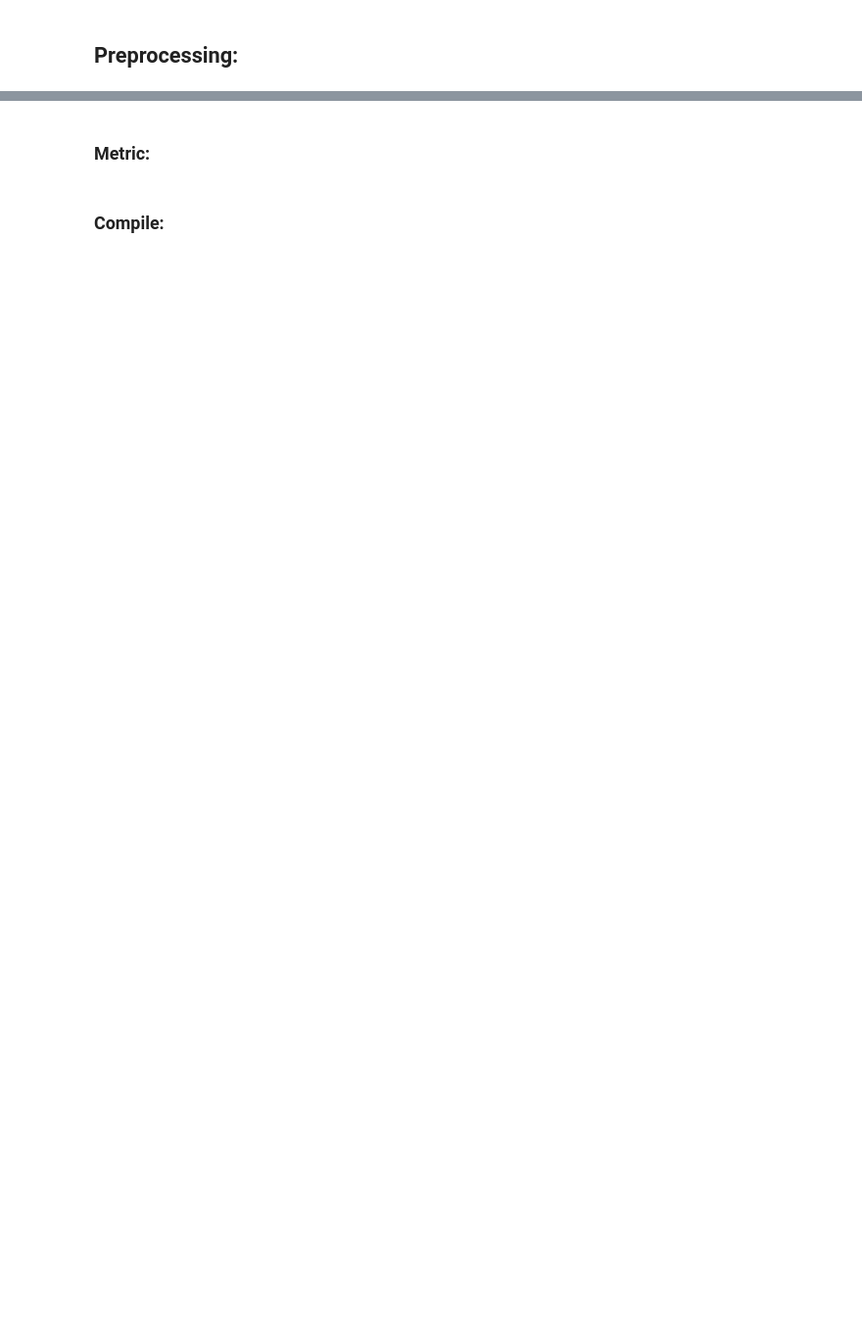
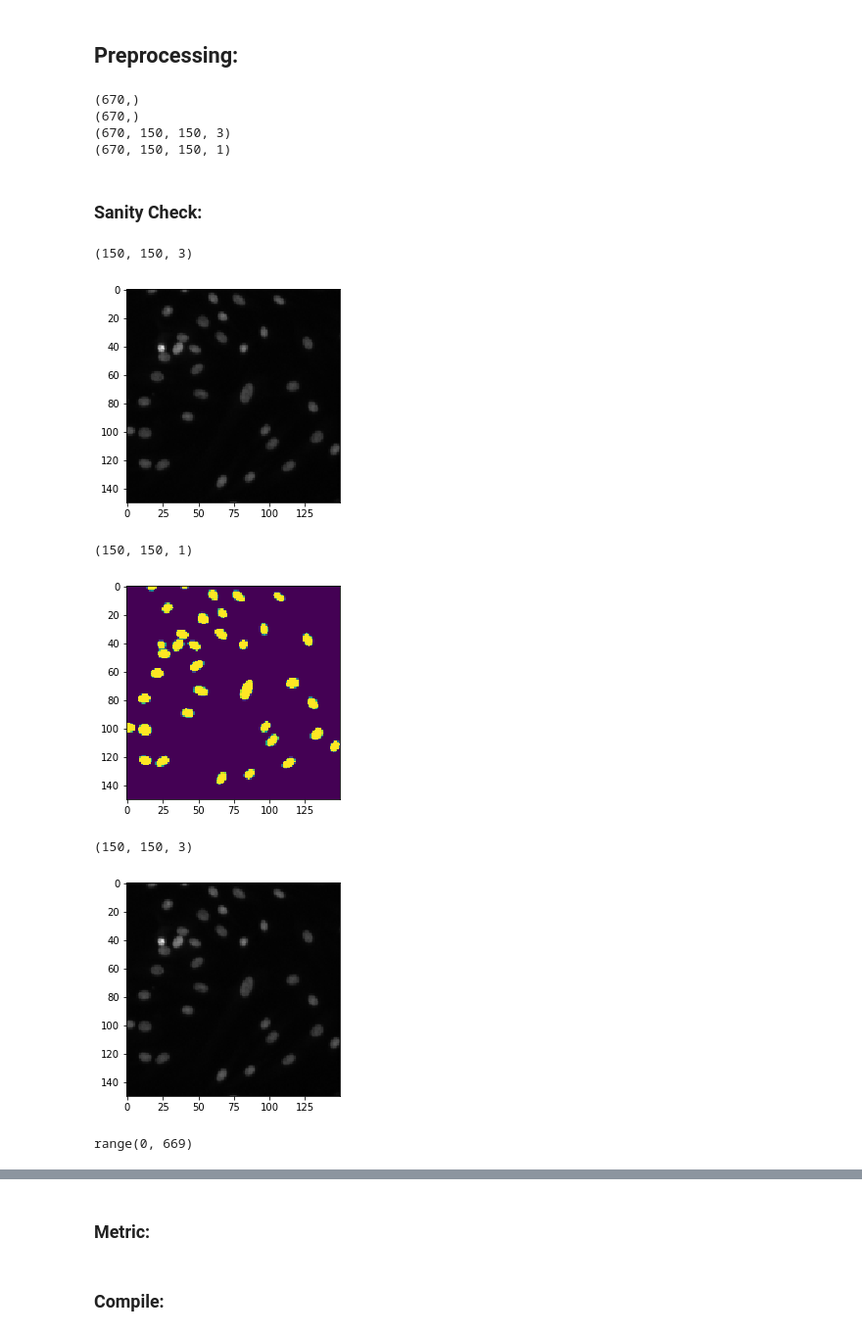
Before and after one commit to GreenStorm/udacity_machine_learning_nanodegree, a Jupyter notebook: capstone/Capstone.ipynb, the cells around one changed output, grey strips where cells are left out. Shown at 98% size. Drawn from its saved outputs; the diff is of its cells as text; code cells hidden in the pictures; blank space fills up the shorter version.

```diff
--- a/capstone/Capstone.ipynb
+++ b/capstone/Capstone.ipynb
@@ -276,8 +279,54 @@ def paths_to_tensor(img_paths):
+# %%
+def merge_masks(train_targets_binded):
+    bigboy = []
+    for binder in (train_targets_binded):
+        merged_mask = np.zeros_like(path_to_image(binder[0]))##.astype('float32')/255 ?
+        for mask_path in binder:
+            mask = path_to_image(mask_path)
+            merged_mask = np.maximum(merged_mask,mask)
+        binder = merged_mask
+        bigboy.append(merged_mask)
+    return bigboy
 # %%
-from PIL import ImageFile
-ImageFile.LOAD_TRUNCATED_IMAGES = True
+#ImageFile.LOAD_TRUNCATED_IMAGES = True
 
-# pre-process the data for Keras, since we need to match the pre-trained enviroment, we divide by 255
-train_files_tensors = paths_to_tensor(train_files[:100]).astype('float32')/255
+# pre-process the data for Keras, since we need to match the pre-trained enviroment
+train_files_tensors = paths_to_tensor(train_files)
 
-train_target_tensors = paths_to_tensor(train_targets_merged[:100]).astype('float32')/255
+train_targets_merged = merge_masks(train_targets_binded)
+#print(train_targets_merged[0])
+train_target_tensors = images_to_tensor(train_targets_merged)
+
+print(train_files.shape)
+print(train_targets_binded.shape)
+#print(train_targets_merged.shape)
+print(train_files_tensors.shape)
+print(train_target_tensors.shape)
+# %% [output]
+(670,)
+(670,)
+(670, 150, 150, 3)
+(670, 150, 150, 1)
+# %% [markdown]
+### Sanity Check:
+# %%
+def plot_image(img):
+    print(img.shape)
+    plt.imshow(np.squeeze(img))
+    #print(img)
+    plt.show()
+
+plot_image(train_files_tensors[1])
+plot_image(train_target_tensors[1])
+s = path_to_image(train_files[1])
+#s = np.expand_dims(train_files_tensors[1], axis=-1)
+plot_image(s)
+print(range(train_files_tensors.shape[:1][0]-1))
+# %% [output]
+(150, 150, 3)
+[figure, added]
+(150, 150, 1)
+[figure, added]
+(150, 150, 3)
+[figure, added]
+range(0, 669)
```
Also changed, not shown: parts of 24 cells of this notebook, 3 other files.
